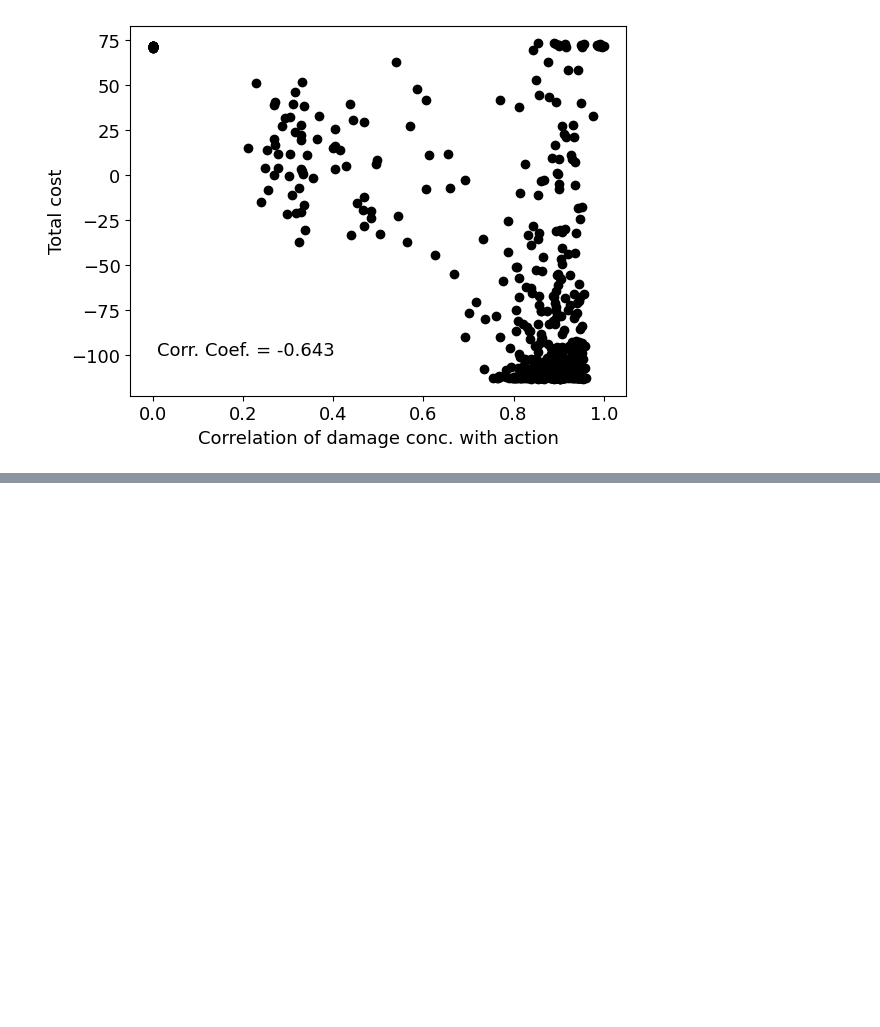
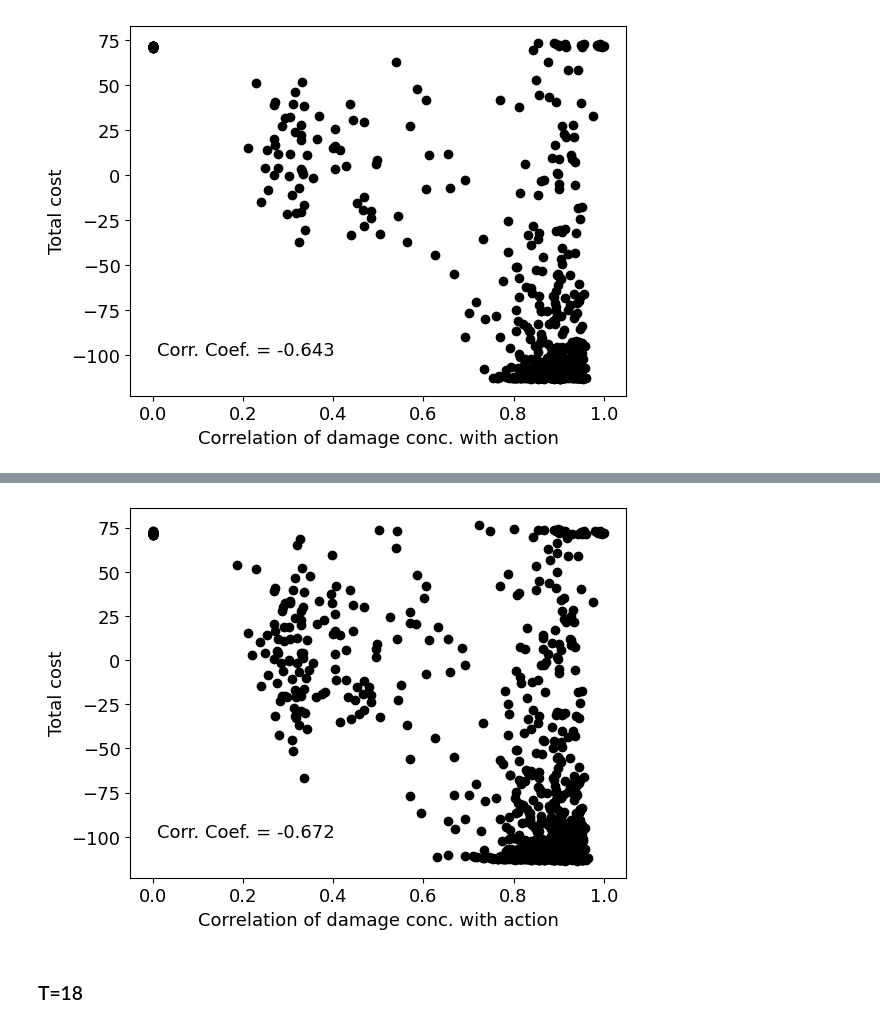
Before and after one commit to quantumyeasthacker/RL-for-bacterial-control, a Jupyter notebook: fig4.ipynb, the cells around one changed output, grey strips where cells are left out. Drawn from its saved outputs; the diff is of its cells as text; code cells hidden in the pictures; blank space fills up the shorter version.

```diff
--- a/fig4.ipynb
+++ b/fig4.ipynb
@@ -109,0 +188,18 @@ plt.show()
+# %%
+# calculate correlation coefficient
+corr_coef = np.corrcoef(df["ave_max_cross_corr_U"], df["ave total reward"])
+corr_coef = np.round(corr_coef[0,1], 3)
+# %%
+plt.rcParams.update({"font.size": 13})
+fig = plt.figure()
+
+plt.scatter(df["ave_max_cross_corr_U"], df["ave total reward"], color='k')
+plt.xlabel("Correlation of damage conc. with action")
+plt.ylabel("Total cost")
+plt.annotate("Corr. Coef. = "+str(corr_coef), xy=(0.01,-100))
+plt.show()
+# fig.savefig('damage_vs_cost_plot.pdf', dpi=300, bbox_inches='tight')
+# %% [output]
+[figure, added]
+# %% [markdown]
+### T=18
```
Also changed, not shown: parts of 14 cells of this notebook.
